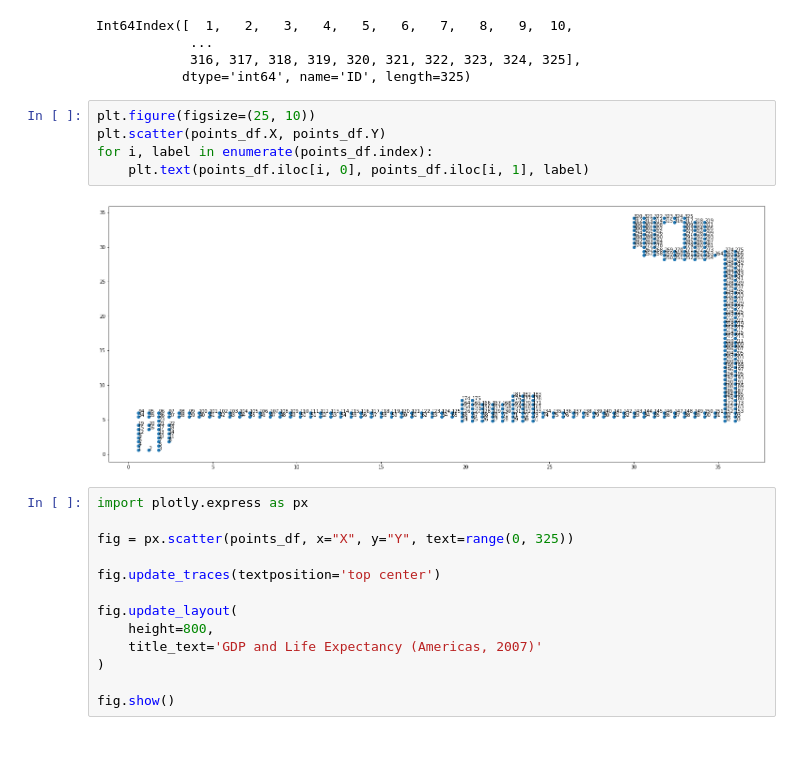
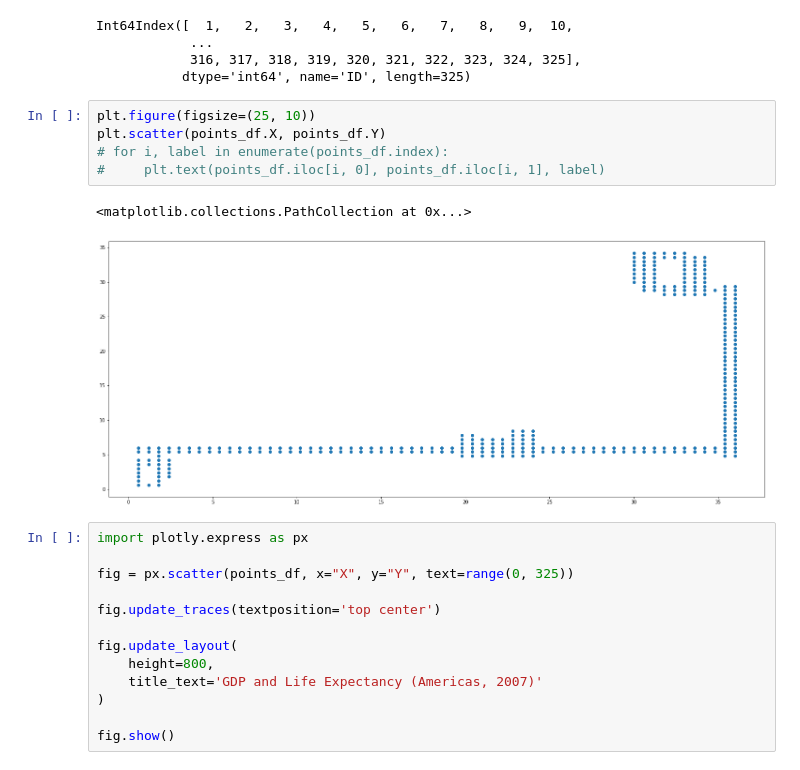
Before and after one commit to diegoisla/indoor_localization_system_with_smartdevices, a Jupyter notebook: src/notebooks/eda.ipynb, the cells around one changed output. Saved outputs shown, nothing was run; the diff lists cells and outputs as text.

```diff
--- a/src/notebooks/eda.ipynb
+++ b/src/notebooks/eda.ipynb
@@ -158,10 +229,11 @@ Int64Index([  1,   2,   3,   4,   5,   6,   7,   8,   9,  10,
 # %%
 plt.figure(figsize=(25, 10))
 plt.scatter(points_df.X, points_df.Y)
-for i, label in enumerate(points_df.index):
-    plt.text(points_df.iloc[i, 0], points_df.iloc[i, 1], label)
+# for i, label in enumerate(points_df.index):
+#     plt.text(points_df.iloc[i, 0], points_df.iloc[i, 1], label)
 # %% [output]
+<matplotlib.collections.PathCollection at 0x...>
-[figure, old version]
+[figure, new version]
 # %%
 import plotly.express as px
 
```
Also changed, not shown: parts of 67 cells of this notebook.
